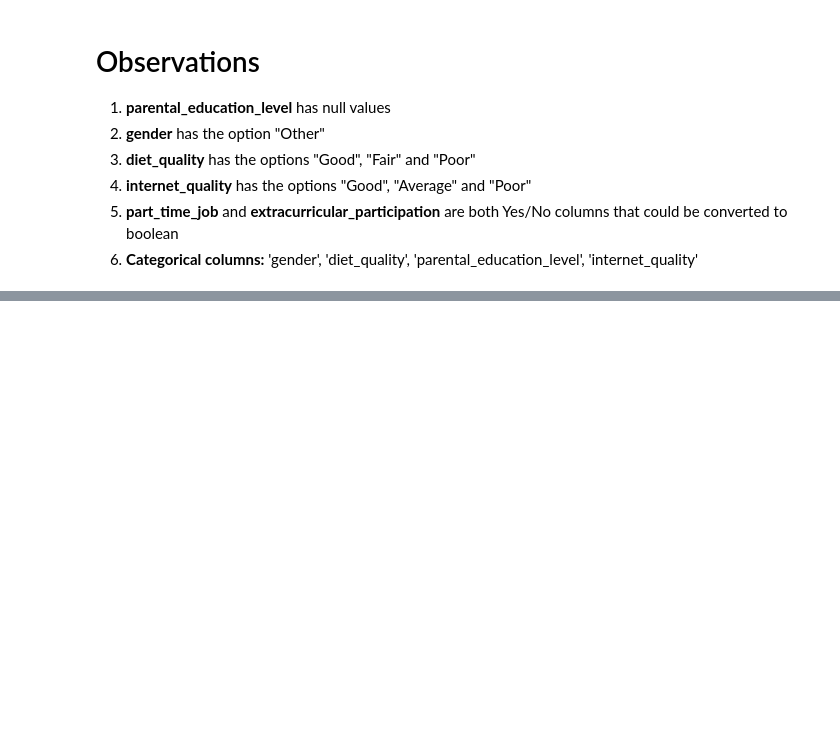
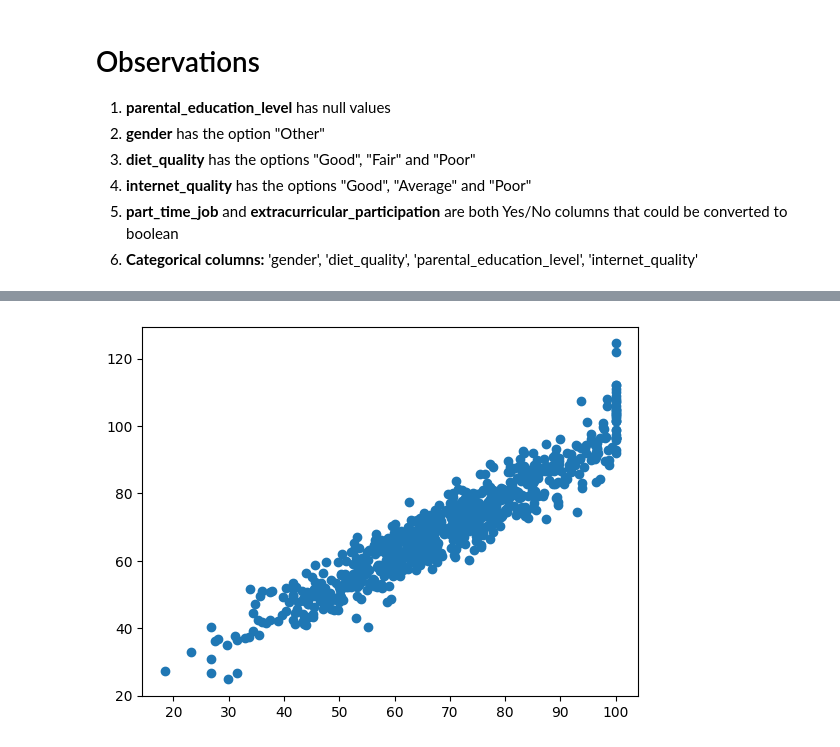
Before and after one commit to puck-arthur/data-learning, a Jupyter notebook: notebooks/week2_regression_scikit_refresher.ipynb, the cells around one changed output, grey strips where cells are left out. Cells and saved outputs as stored; diff of their text form; code cells hidden in the pictures; blank space fills up the shorter version.

```diff
--- a/notebooks/week2_regression_scikit_refresher.ipynb
+++ b/notebooks/week2_regression_scikit_refresher.ipynb
@@ -240,0 +262,94 @@ dtype: float64
+# %%
+# Now lets create a pipeline to automatically do the preprocessing of the text columns and the necessary scalling
+
+# First lets drop nulls from the dataset
+df2 = df_raw.copy()
+df2 = df2.dropna().drop(columns='student_id') # We need to remove this column that is not going to be used
+
+# Now lets divide the data in train and test
+X = df2.drop(columns='exam_score')
+y = df2['exam_score']
+
+X_train, X_test, y_train, y_test = train_test_split(X, y, test_size=0.80, random_state=42)
+
+# Lets change all string columns to one of these: Binary, Nominal, Ordinal with sklearn
+
+from sklearn.compose import ColumnTransformer
+from sklearn.preprocessing import OneHotEncoder, OrdinalEncoder
+from sklearn.linear_model import LinearRegression
+from sklearn.pipeline import Pipeline
+from sklearn.preprocessing import StandardScaler
+
+# Nominal columns
+nominal_columns = ['gender']
+
+# Binary columns
+binary_columns = ['part_time_job', 'extracurricular_participation']
+
+# Ordinal columns
+ordinal_columns = [
+    'diet_quality',
+    'internet_quality',
+    'parental_education_level'
+]
+
+# List of values from ordinal columns in hierarchical order
+ordinal_categories = [
+    ['Poor', 'Fair', 'Good'], # diet_quality
+    ['Poor', 'Average', 'Good'], # internet_quality
+    ['High School', 'Bachelor', 'Master'] # parental_education_level
+]
+
+# Building small pipelines for each column type
+
+# Nominal
+nominal_pipeline = Pipeline([
+    ('ohe', OneHotEncoder(drop='first'))
+])
+
+# Binary
+binary_pipeline = Pipeline([
+    # The categories for OrdinalEncoder should be a list of lists, even for a single column.
+    # Since we have two binary columns, we need a list containing two lists of categories.
+    ('binary', OrdinalEncoder(categories=[['No', 'Yes'], ['No', 'Yes']]))
+])
+
+# Ordinal
+ordinal_pipeline = Pipeline([
+    ('ordinal', OrdinalEncoder(categories=ordinal_categories))
+])
+
+# Scaling is not necessary for the LinearRegression model, but lets do it just for learning purposes
+numerical_columns = df_raw.drop(columns='exam_score').select_dtypes(include=['float64','int64']).columns.tolist() # Every float or int columns, except our target column
+
+# Creating the pipeline for this type of column
+numerical_pipeline = Pipeline([
+    ('scaler', StandardScaler())
+])
+
+# Creating the preprocessing object
+preprocessor = ColumnTransformer([
+    ('nom', nominal_pipeline, nominal_columns),
+    ('bin', binary_pipeline, binary_columns),
+    ('ord', ordinal_pipeline, ordinal_columns),
+    ('num', numerical_pipeline, numerical_columns)
+    ],
+    remainder='drop' # dropping other columns that do not fit the categories
+)
+
+# Creating the Pipeline model
+model_pipe = Pipeline([
+    ('pre', preprocessor),
+    ('reg', LinearRegression()) # The statistical model we want to use
+])
+
+# Fitting to train data
+model_pipe.fit(X_train, y_train)
+
+# Predicting the results
+y_pred = model_pipe.predict(X_test)
+
+# Comparing the results
+plt.scatter(y_test, y_pred)
+print("R²:", model_pipe.score(X_test, y_test))
+# %% [output]
@@ -240,0 +357 @@ dtype: float64
+[figure, added]
```
Also changed, not shown: parts of 9 cells of this notebook.
